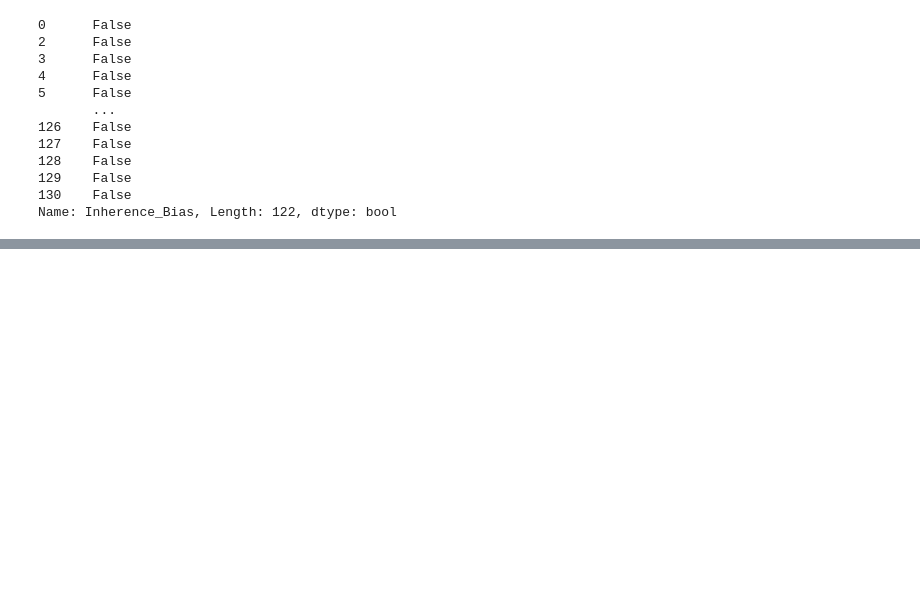
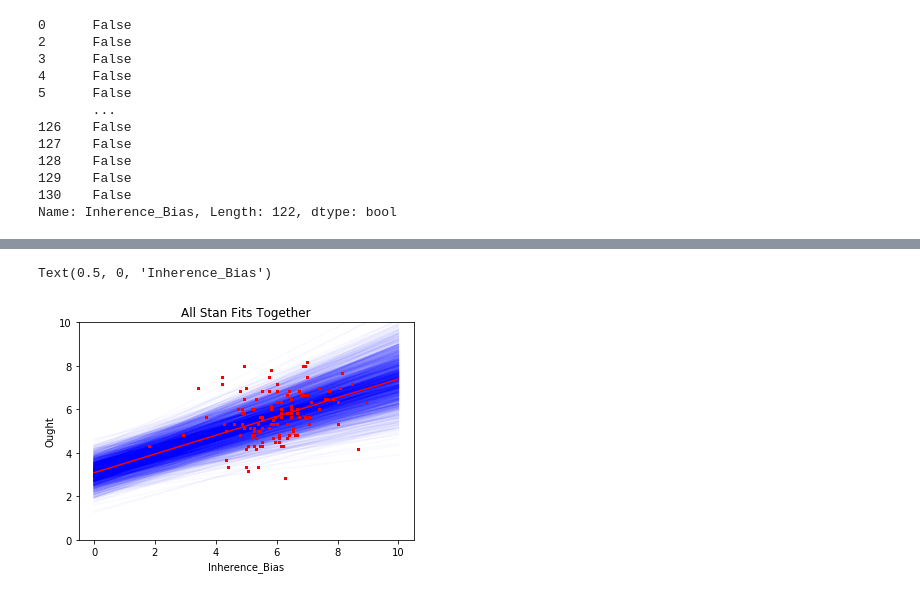
Before and after one commit to Bu807041-1/Statistical-methods-for-research-workers-bayes-for-psychologists-and-neuroscientists, a Jupyter notebook: notebooks/Bayesian Simple Regression.ipynb, the cells around one changed output, grey strips where cells are left out. Saved outputs shown, nothing was run; the diff lists cells and outputs as text; code cells hidden in the pictures; blank space fills up the shorter version.

```diff
--- a/notebooks/Bayesian Simple Regression.ipynb
+++ b/notebooks/Bayesian Simple Regression.ipynb
@@ -149,0 +176,31 @@ az.plot_trace(SR_fit);
+# %%
+#First take a random sample of the posterior parameter estimates for plotting
+posterior_samples = pd.DataFrame(fit.extract())
+posterior_samples_red = pd.DataFrame()
+
+#for loop over and sample posterior parmaters in pandas data frame into new dataframe
+for index in np.arange(posterior_samples.shape[1]):
+    subset = posterior_samples.iloc[: , index]
+    subset = np.random.choice(subset, size = 2000, replace = False)
+    posterior_samples_red[index] = subset
+# %%
+for row in range(0, len(posterior_samples_red)):
+ fit_line = np.poly1d([posterior_samples_red[1][row], posterior_samples_red[0][row]])
+ x = np.arange(11)
+ y = fit_line(x)
+ plt.plot(x, y, "b-", alpha = 0.025, zorder=1)
+ plt.scatter(Inherence_Bias, Ought, c = "r", s=1, zorder=2)
+ plt.title("All Stan Fits Together")
+ plt.ylim(0,10)
+ plt.ylabel("Ought")
+ plt.xlabel("Inherence_Bias")
+#
+x_vals = np.arange(11)
+y_vals = np.mean(fit["alpha"]) + np.mean(fit["beta"]) * x_vals
+plt.plot(x_vals, y_vals, 'r-')
+plt.scatter(Inherence_Bias,Ought, s=2)
+plt.ylabel("Ought")
+plt.xlabel("Inherence_Bias")
+# %% [output]
+Text(0.5, 0, 'Inherence_Bias')
+[figure, added]
```
Also changed, not shown: parts of 24 cells of this notebook, 2 other files.
